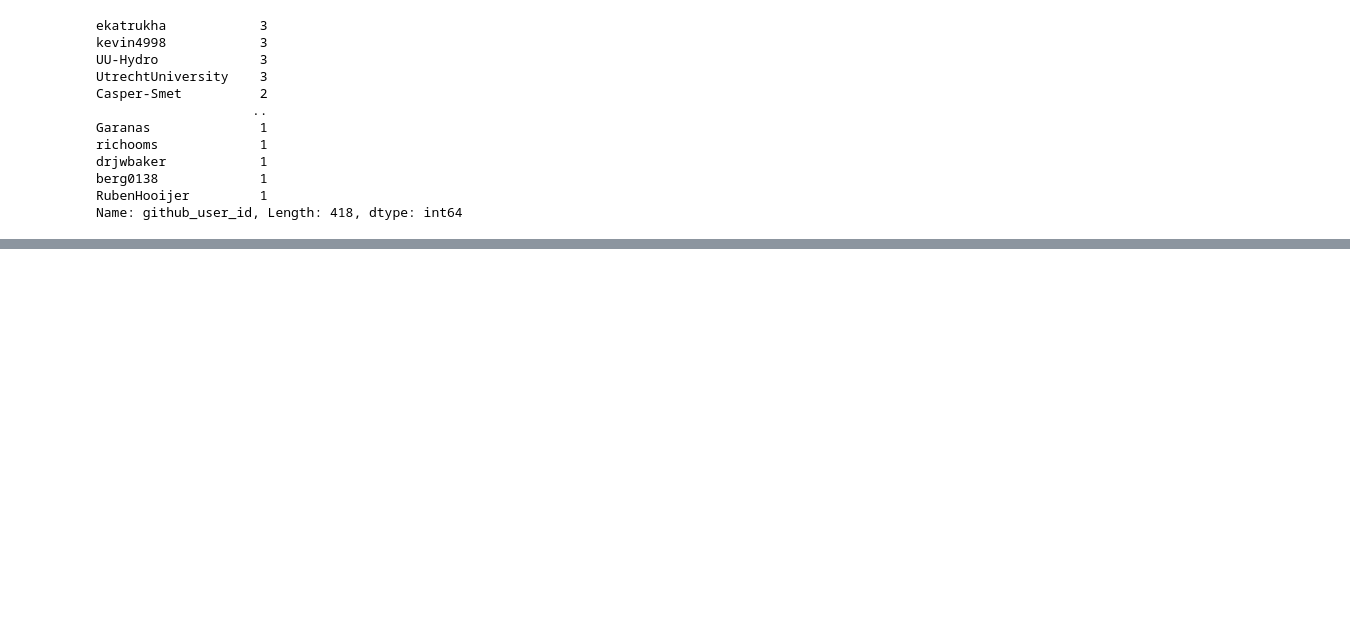
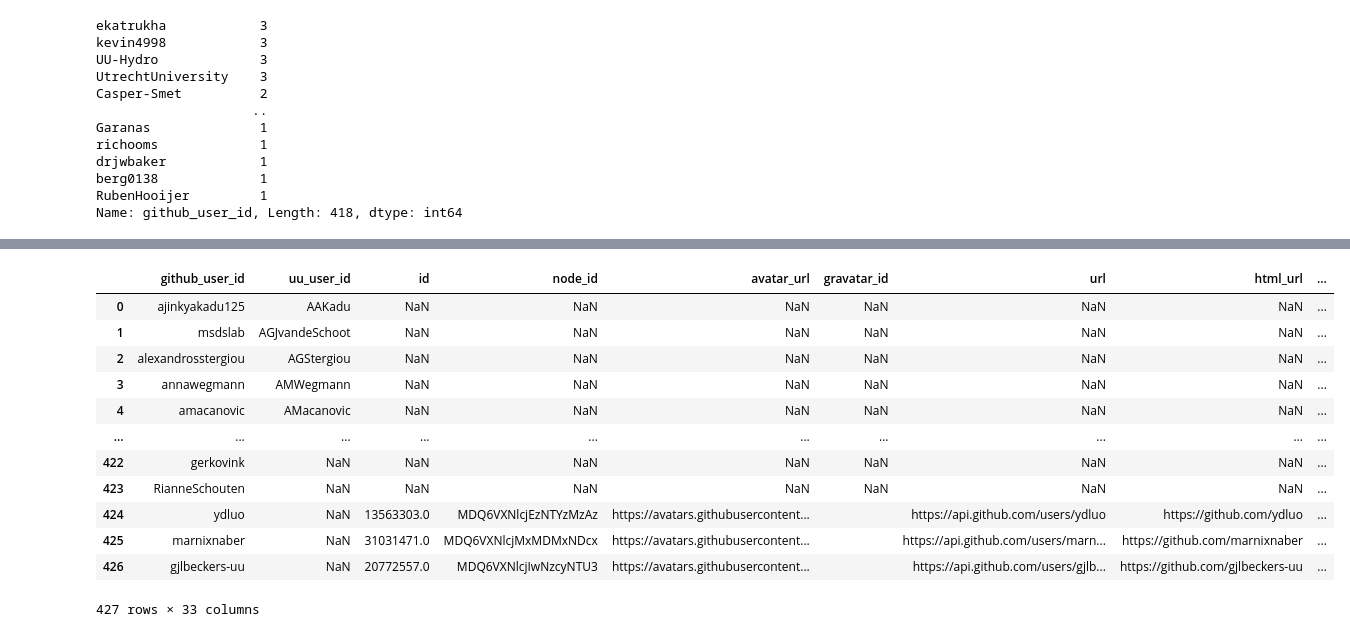
Before and after one commit to UtrechtUniversity/SWORDS-UU, a Jupyter notebook: repository_collection/merge_github_user_profiles.ipynb, the cells around one changed output, grey strips where cells are left out. Cells and saved outputs as stored; diff of their text form; code cells hidden in the pictures; blank space fills up the shorter version.

Commit message:
Final version of merge notebook

```diff
--- a/repository_collection/merge_github_user_profiles.ipynb
+++ b/repository_collection/merge_github_user_profiles.ipynb
@@ -98,0 +95,3 @@ for x in df_users["ids"].tail(3):
+# %%
+df_github_user_api = pd.DataFrame(results_github_user_api)
+df_github_user_api
@@ -98,0 +104,19 @@ for x in df_users["ids"].tail(3):
+# %%
+df_users_enriched = df_users.merge(df_github_user_api, left_on="github_user_id", right_on="login", how="left")
+del df_users_enriched["login"]
+
+df_users_enriched.to_csv("unique_users.csv", index=False)
+# %% [output]
+|  | github_user_id | uu_user_id | id | node_id | avatar_url | gravatar_id | url | html_url | ... |
+| 0 | ajinkyakadu125 | AAKadu | NaN | NaN | NaN | NaN | NaN | NaN | ... |
+| 1 | msdslab | AGJvandeSchoot | NaN | NaN | NaN | NaN | NaN | NaN | ... |
+| 2 | alexandrosstergiou | AGStergiou | NaN | NaN | NaN | NaN | NaN | NaN | ... |
+| 3 | annawegmann | AMWegmann | NaN | NaN | NaN | NaN | NaN | NaN | ... |
+| 4 | amacanovic | AMacanovic | NaN | NaN | NaN | NaN | NaN | NaN | ... |
+| ... | ... | ... | ... | ... | ... | ... | ... | ... | ... |
+| 422 | gerkovink | NaN | NaN | NaN | NaN | NaN | NaN | NaN | ... |
+| 423 | RianneSchouten | NaN | NaN | NaN | NaN | NaN | NaN | NaN | ... |
+| 424 | ydluo | NaN | 13563303.0 | MDQ6VXNlcjEzNTYzMzAz | https://avatars.githubusercontent... |  | https://api.github.com/users/ydluo | https://github.com/ydluo | ... |
+| 425 | marnixnaber | NaN | 31031471.0 | MDQ6VXNlcjMxMDMxNDcx | https://avatars.githubusercontent... |  | https://api.github.com/users/marn... | https://github.com/marnixnaber | ... |
+| 426 | gjlbeckers-uu | NaN | 20772557.0 | MDQ6VXNlcjIwNzcyNTU3 | https://avatars.githubusercontent... |  | https://api.github.com/users/gjlb... | https://github.com/gjlbeckers-uu | ... |
+427 rows × 33 columns
```
Also changed, not shown: parts of 7 cells of this notebook.
